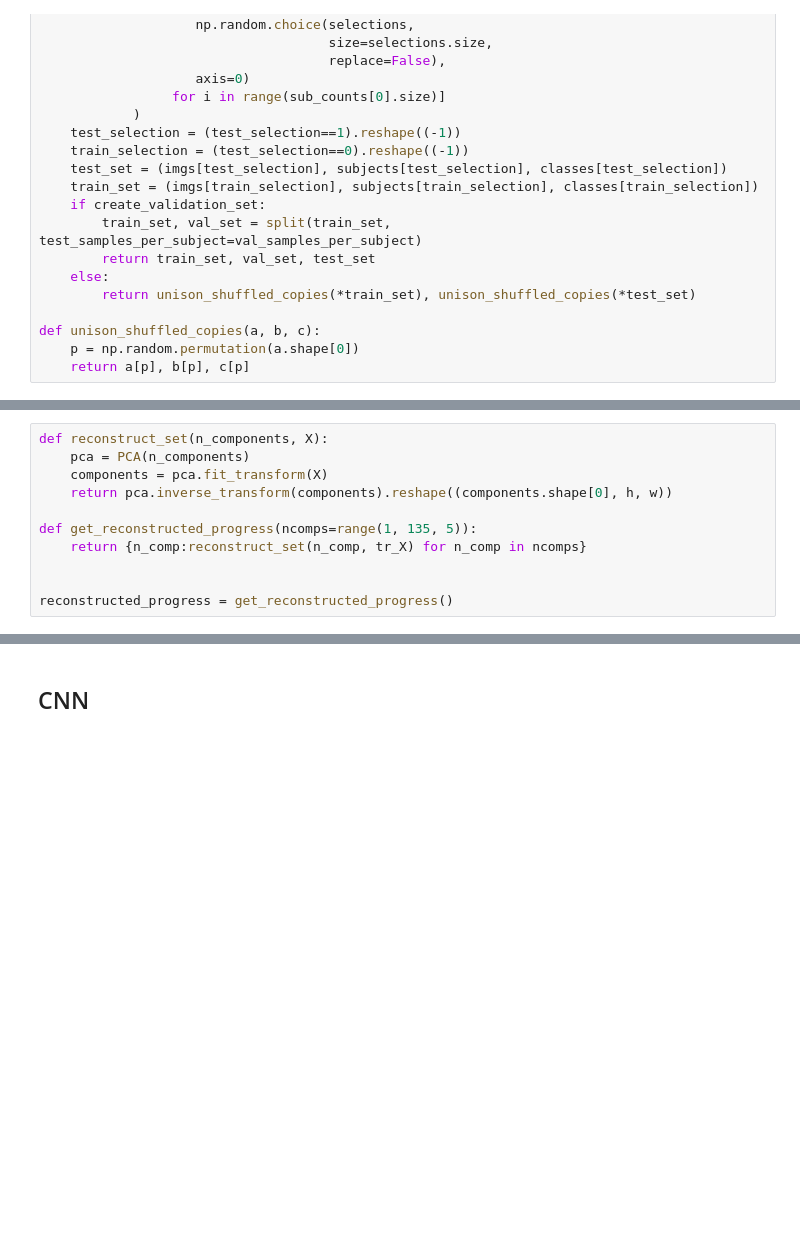
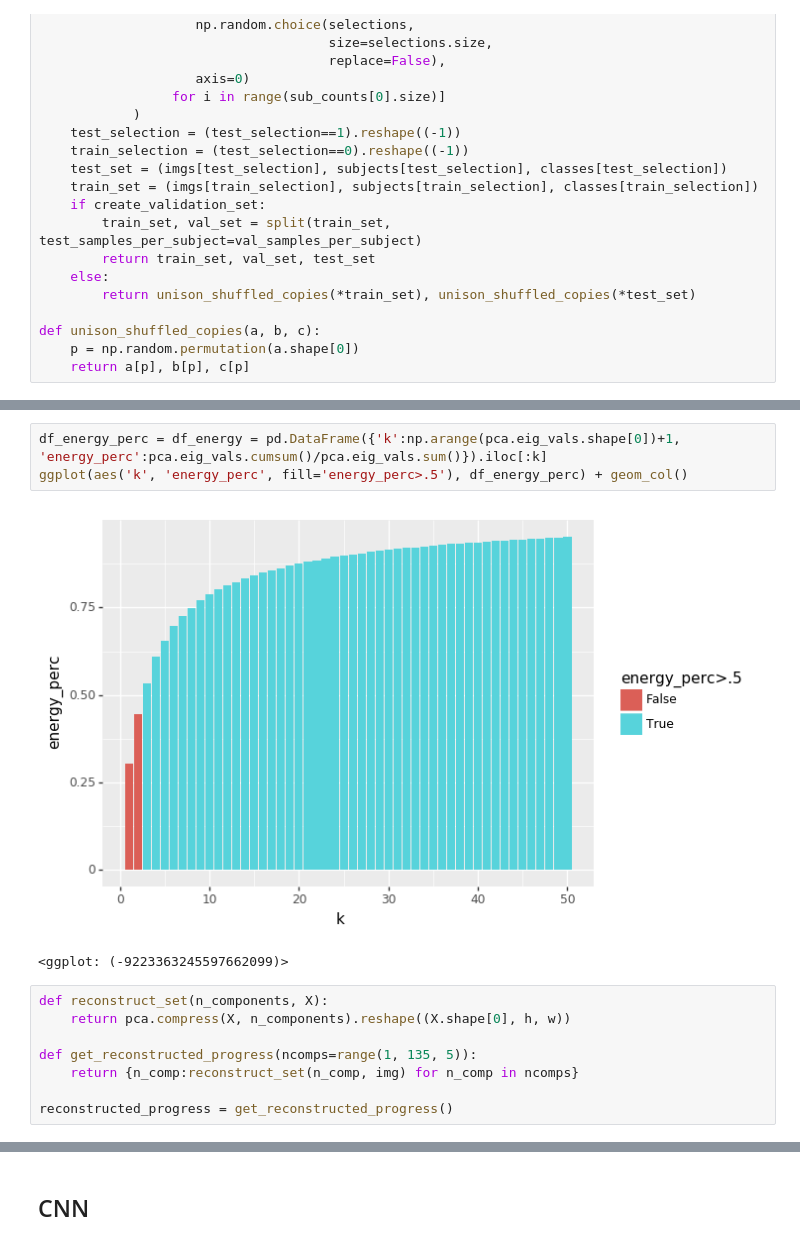
Before and after one commit to ilangurudev/ml_algos_py, a Jupyter notebook: hw3/hw3.ipynb, the cells around one changed output, grey strips where cells are left out. Drawn from its saved outputs; the diff is of its cells as text; blank space fills up the shorter version.

```diff
--- a/hw3/hw3.ipynb
+++ b/hw3/hw3.ipynb
@@ -355,12 +334,15 @@ pd.DataFrame(model_cv_best.cv_results_)
+# %%
+df_energy_perc = df_energy = pd.DataFrame({'k':np.arange(pca.eig_vals.shape[0])+1, 'energy_perc':pca.eig_vals.cumsum()/pca.eig_vals.sum()}).iloc[:k]
+ggplot(aes('k', 'energy_perc', fill='energy_perc>.5'), df_energy_perc) + geom_col()
+# %% [output]
+[figure, added]
+<ggplot: (-9223363245597662099)>
 # %%
 def reconstruct_set(n_components, X):
-    pca = PCA(n_components)
-    components = pca.fit_transform(X)
-    return pca.inverse_transform(components).reshape((components.shape[0], h, w))
+    return pca.compress(X, n_components).reshape((X.shape[0], h, w))
 
 def get_reconstructed_progress(ncomps=range(1, 135, 5)):
-    return {n_comp:reconstruct_set(n_comp, tr_X) for n_comp in ncomps}
-
+    return {n_comp:reconstruct_set(n_comp, img) for n_comp in ncomps}
 
 reconstructed_progress = get_reconstructed_progress()
 # %%
```
Also changed, not shown: parts of 20 cells of this notebook.
